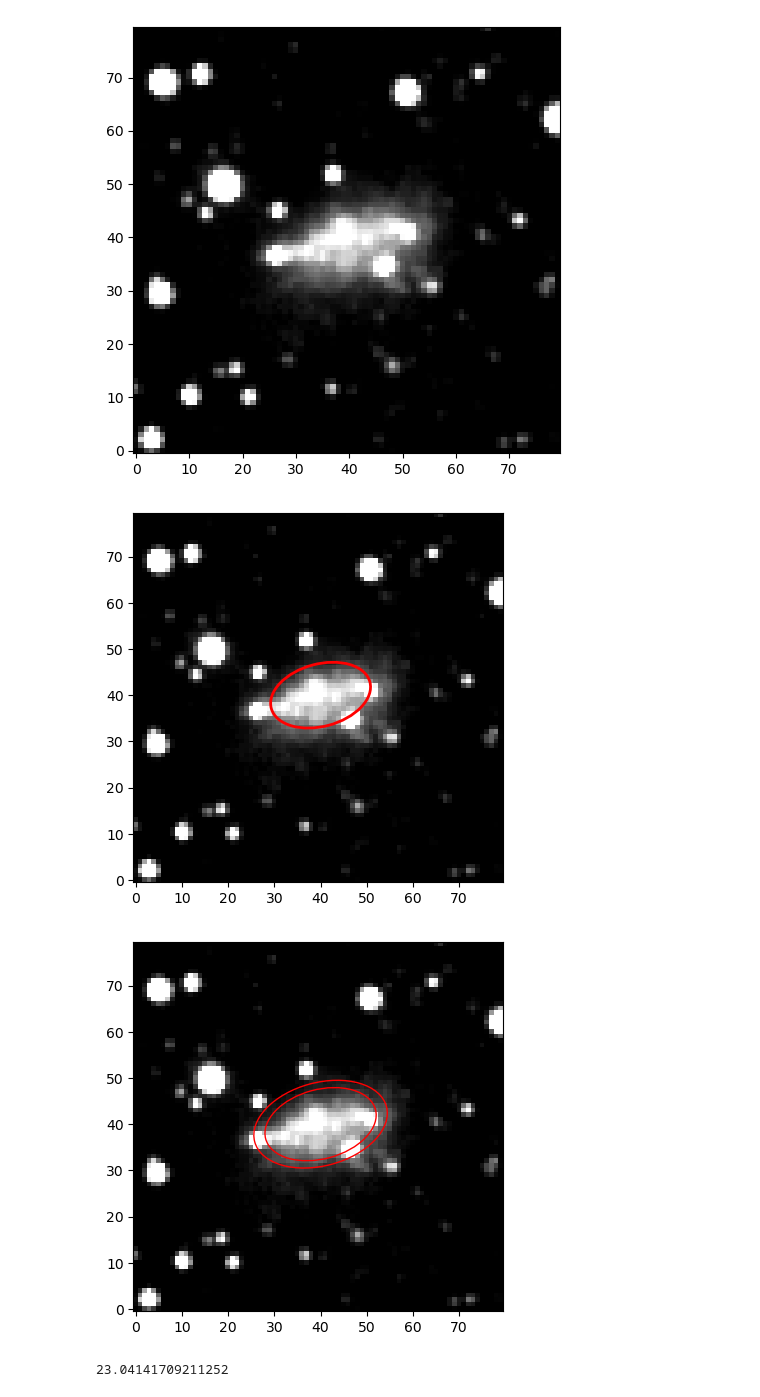
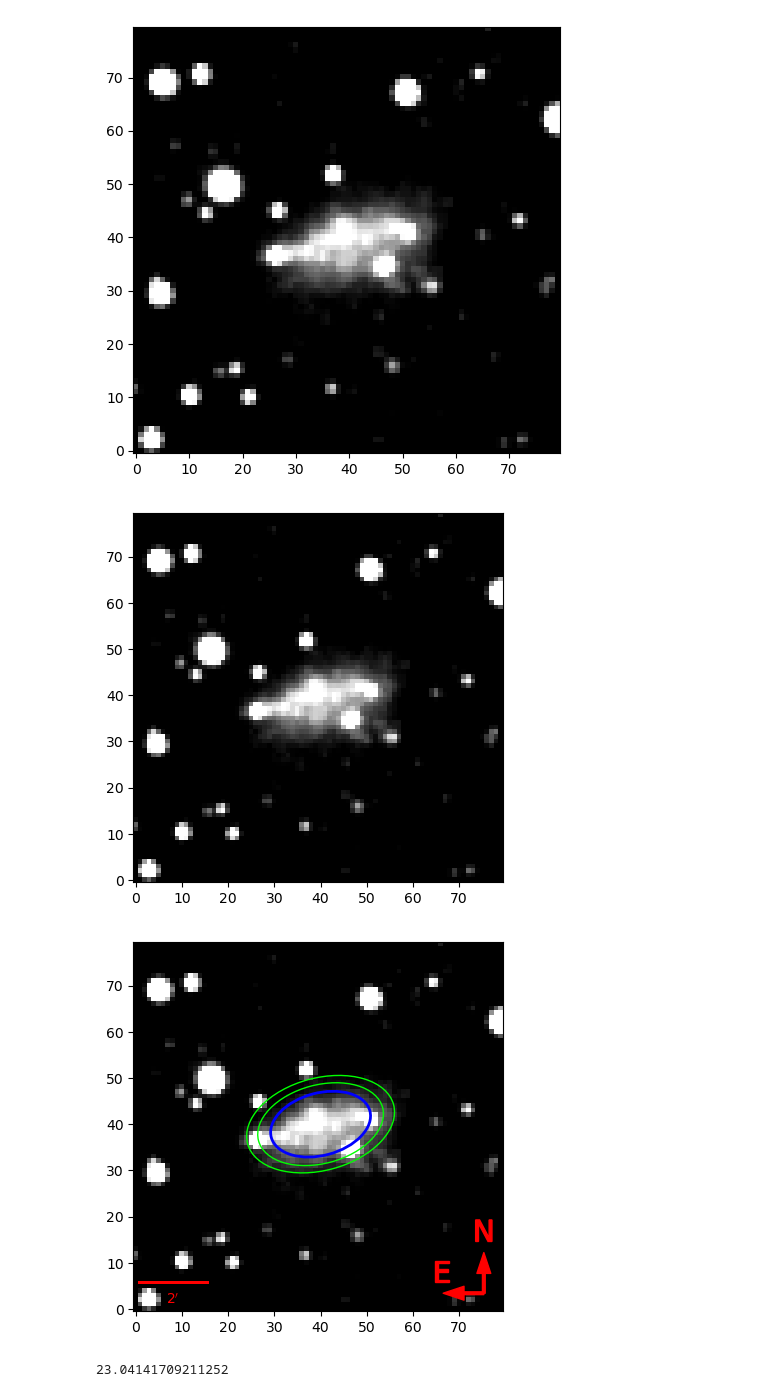
Before and after one commit to itviolin2013/Polaris-Kamino, a Jupyter notebook: Leo_Data.ipynb, the cells around one changed output. Saved outputs shown, nothing was run; the diff lists cells and outputs as text; code cells hidden in the pictures.

Commit message:
added compass and scale to Leo image

```diff
--- a/Leo_Data.ipynb
+++ b/Leo_Data.ipynb
@@ -19,7 +19,7 @@ position = (466.26842, 1352.2418)
 size = (80, 80)
 cutout = Cutout2D(data, position, size)
 
-minim = np.percentile(cutout.data, 70)
+minim = np.percentile(cutout.data, 80)
 maxim = np.percentile(cutout.data, 97)
 
 plt.imshow(cutout.data, origin='lower', cmap=cmap, vmin=minim, vmax=maxim, norm='log')
@@ -42,7 +42,7 @@ aper_overlay = Ellipse(
     width=a,
     height=b,
     angle=np.degrees(theta),
-    edgecolor='red',
+    edgecolor='blue',
     facecolor='none',
     linewidth=2,
     alpha=1.0
@@ -50,50 +50,61 @@ aper_overlay = Ellipse(
 # %%
 fig, ax = plt.subplots()
 ax.imshow(cutout.data, origin='lower', cmap=cmap, vmin=minim, vmax=maxim, norm='log')
-ax.add_patch(aper_overlay)
+#ax.add_patch(aper_overlay) - added to next image
 plt.show()
 # %% [output]
-[figure, old version]
+[figure, new version]
 # %%
 # annulus
-a_in = 15
-a_out = 18
-b_in = 24.6
+a_in = 17
+a_out = 20
+b_in = 27.8
 b_out = b_in*(a_out/a_in)
 theta = 105
 
 annulus = EllipticalAnnulus(position, a_in, a_out, b_out, b_in, theta)
 
 ann_overlay_in=Ellipse(
     xy=position,
     width=a_in,
     height=b_in,
     angle=theta,
-    edgecolor='red',
+    edgecolor='lime',
     facecolor='none',
     linewidth=1,
     alpha=1.0
 )
 
 ann_overlay_out=Ellipse(
     xy=position,
     width=a_out,
     height=b_out,
     angle=theta,
-    edgecolor='red',
+    edgecolor='lime',
     facecolor='none',
     linewidth=1,
     alpha=1.0
 )
 
 fig, ax = plt.subplots()
 ax.imshow(cutout.data, origin='lower', cmap=cmap, vmin=minim, vmax=maxim, norm='log')
 
 ax.add_patch(ann_overlay_in)
 ax.add_patch(ann_overlay_out)
+ax.add_patch(aper_overlay)
+
+compass = AnchoredDirectionArrows(plt.gca().transAxes, 'E', 'N', loc="lower right", color="red",
+                                  aspect_ratio=-1, back_length=0., length=-0.11, sep_y=0.03,
+                                  sep_x=-0.03)
+
+scalebar1 = ScaleBar(dx=0.0021667, dimension='angle', units="deg", location="lower left", frameon=False, color='red', pad=0.2)
+
+plt.gca().add_artist(compass)
+plt.gca().add_artist(scalebar1)
+
 plt.show()
 # %% [output]
-[figure, old version]
+[figure, new version]
 # %%
 zeroPoint = header['ZEROPT']
 print(zeroPoint)
```
Also changed, not shown: parts of 4 cells of this notebook, 1 other file.
